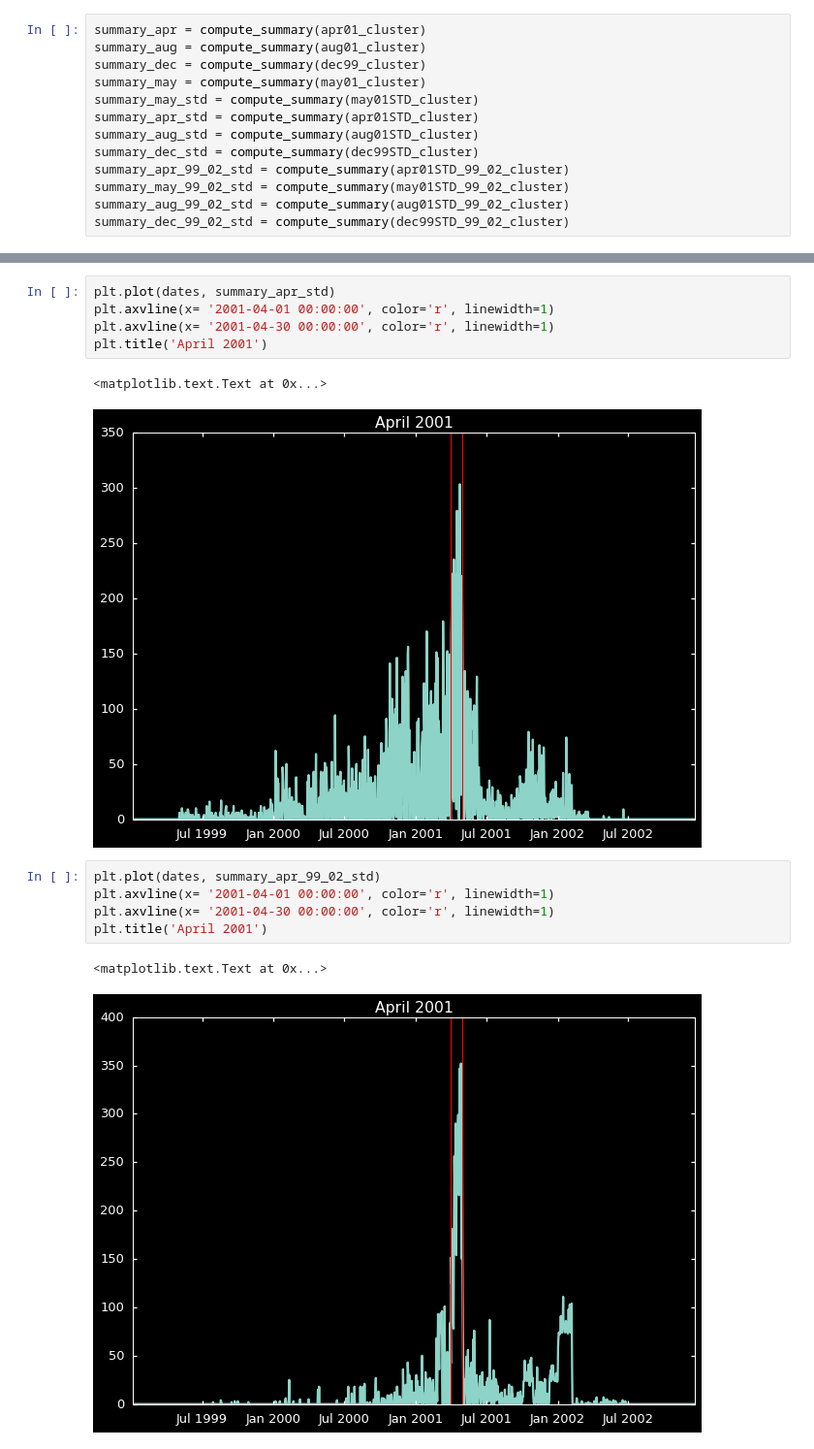
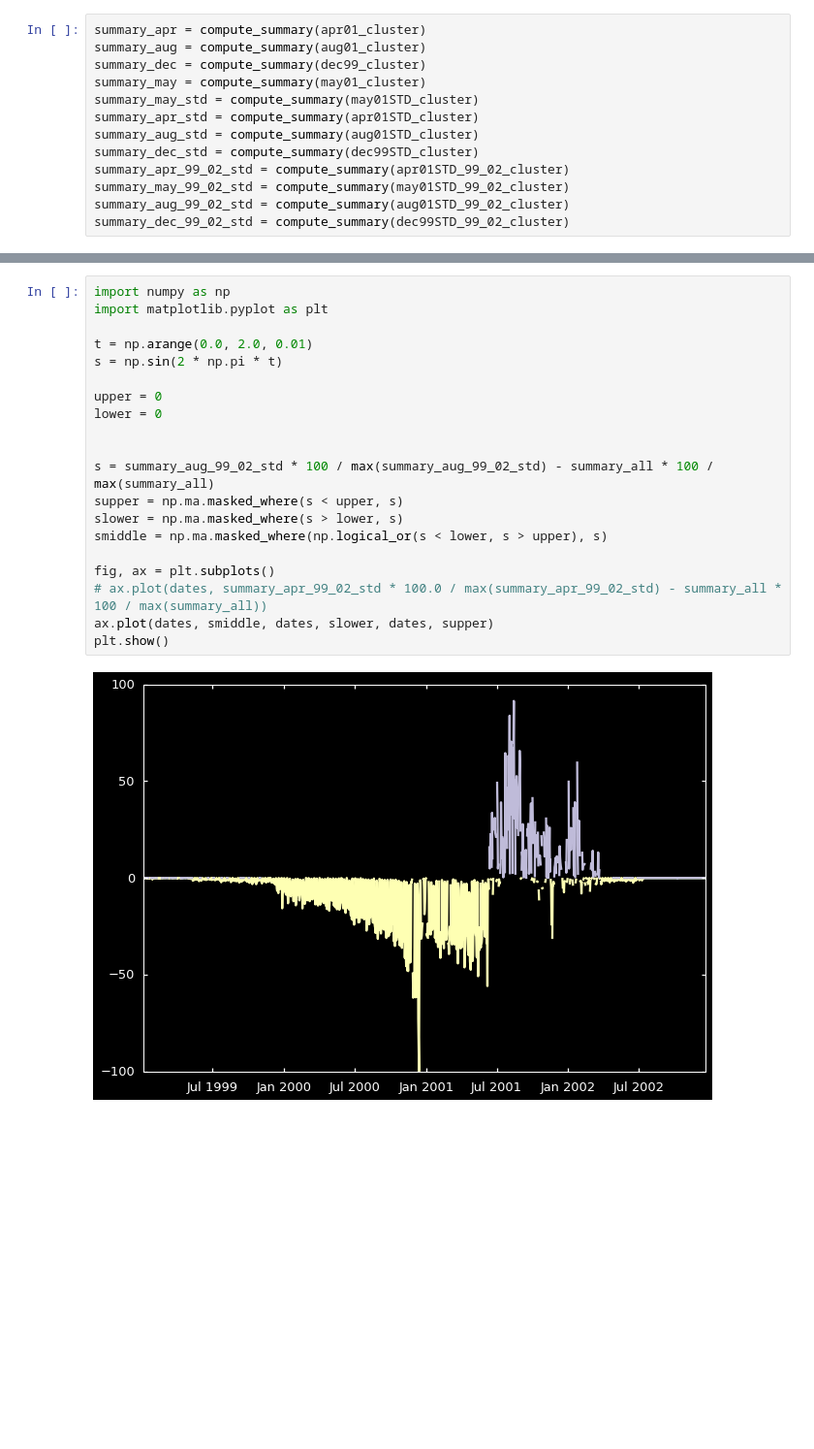
Before and after one commit to mizvol/enron-email-network-analysis, a Jupyter notebook: Enron-graph.ipynb, the cells around one changed output, grey strips where cells are left out. Shown at 97% size. Saved outputs shown, nothing was run; the diff lists cells and outputs as text; blank space fills up the shorter version.

```diff
--- a/Enron-graph.ipynb
+++ b/Enron-graph.ipynb
@@ -339,17 +273,23 @@ plt.title('December 1999')
-# %%
-plt.plot(dates, summary_apr_std)
-plt.axvline(x= '2001-04-01 00:00:00', color='r', linewidth=1)
-plt.axvline(x= '2001-04-30 00:00:00', color='r', linewidth=1)
-plt.title('April 2001')
-# %% [output]
-<matplotlib.text.Text at 0x...>
-[figure, removed]
-# %%
-plt.plot(dates, summary_apr_99_02_std)
-plt.axvline(x= '2001-04-01 00:00:00', color='r', linewidth=1)
-plt.axvline(x= '2001-04-30 00:00:00', color='r', linewidth=1)
-plt.title('April 2001')
-# %% [output]
-<matplotlib.text.Text at 0x...>
-[figure, removed]
+# %%
+import numpy as np
+import matplotlib.pyplot as plt
+
+t = np.arange(0.0, 2.0, 0.01)
+s = np.sin(2 * np.pi * t)
+
+upper = 0
+lower = 0
+
+
+s = summary_aug_99_02_std * 100 / max(summary_aug_99_02_std) - summary_all * 100 / max(summary_all)
+supper = np.ma.masked_where(s < upper, s)
+slower = np.ma.masked_where(s > lower, s)
+smiddle = np.ma.masked_where(np.logical_or(s < lower, s > upper), s)
+
+fig, ax = plt.subplots()
+# ax.plot(dates, summary_apr_99_02_std * 100.0 / max(summary_apr_99_02_std) - summary_all * 100 / max(summary_all))
+ax.plot(dates, smiddle, dates, slower, dates, supper)
+plt.show()
+# %% [output]
+[figure, added]
 # %%
```
Also changed, not shown: parts of 10 cells of this notebook.
